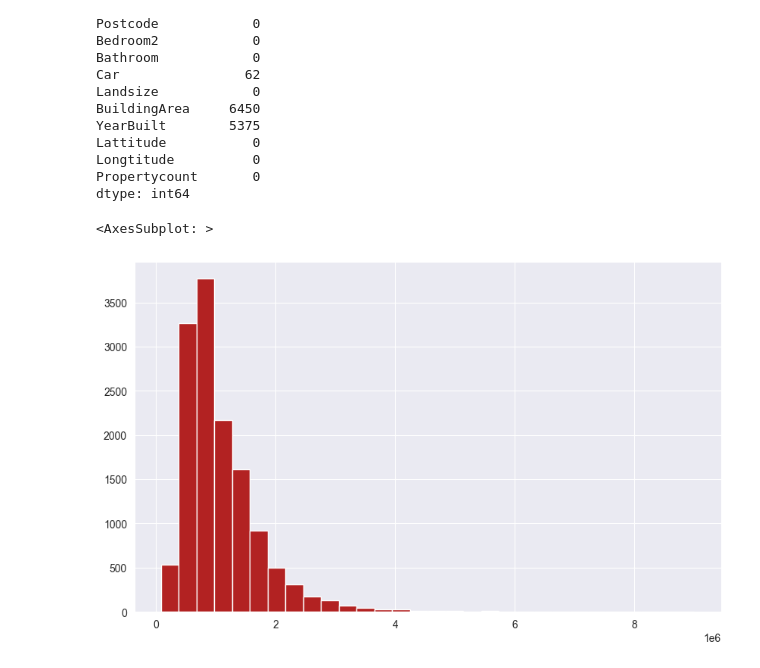
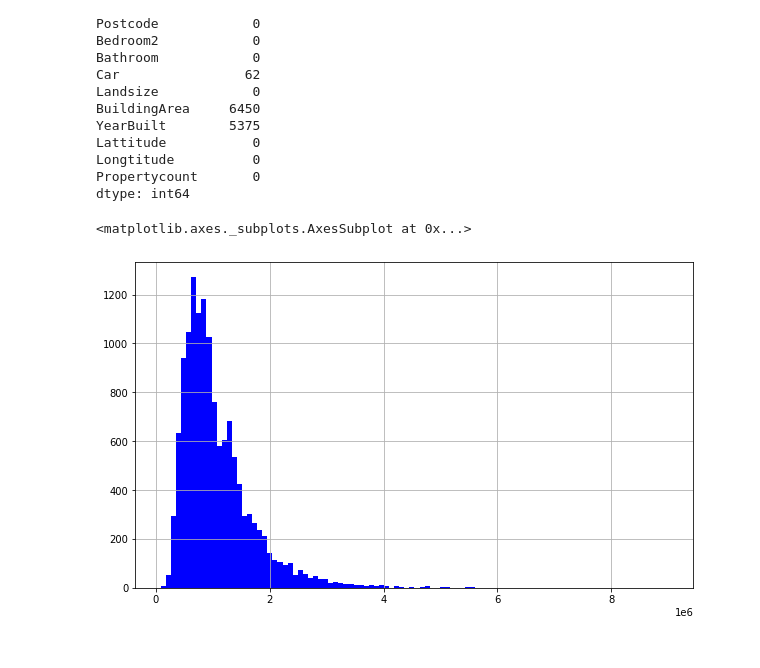
Before and after one commit to afelro97/cd-2023-andres-rodriguez, a Jupyter notebook: Taller_3.ipynb, the cells around one changed output. Cells and saved outputs as stored; diff of their text form; code cells hidden in the pictures.

```diff
--- a/Taller_3.ipynb
+++ b/Taller_3.ipynb
@@ -15,8 +15,8 @@ from sklearn.metrics import r2_score
 from sklearn.metrics import mean_squared_error, r2_score
 from sklearn import linear_model
 # %%
-#Datos de hoteles
-ruta = 'https://raw.githubusercontent.com/rpizarrog/FundamentosMachineLearning/master/datos/melb_data.csv'
+#Datos de propiedades
+ruta = 'https://raw.githubusercontent.com/rasief/cartografia/master/melb_data.csv'
 df = pd.read_csv(ruta)
 # %%
 df
@@ -76,8 +91,8 @@ Propertycount       0
 dtype: int64
 # %%
 #Histograma
-df.Price.hist(color='firebrick', bins=30, figsize=(10, 6))
+df.Price.hist(color='blue', bins=100, figsize=(10, 6))
 # %% [output]
-<AxesSubplot: >
+<matplotlib.axes._subplots.AxesSubplot at 0x...>
-[figure, old version]
+[figure, new version]
 # %%
```
Also changed, not shown: parts of 43 cells of this notebook, 2 other files.
